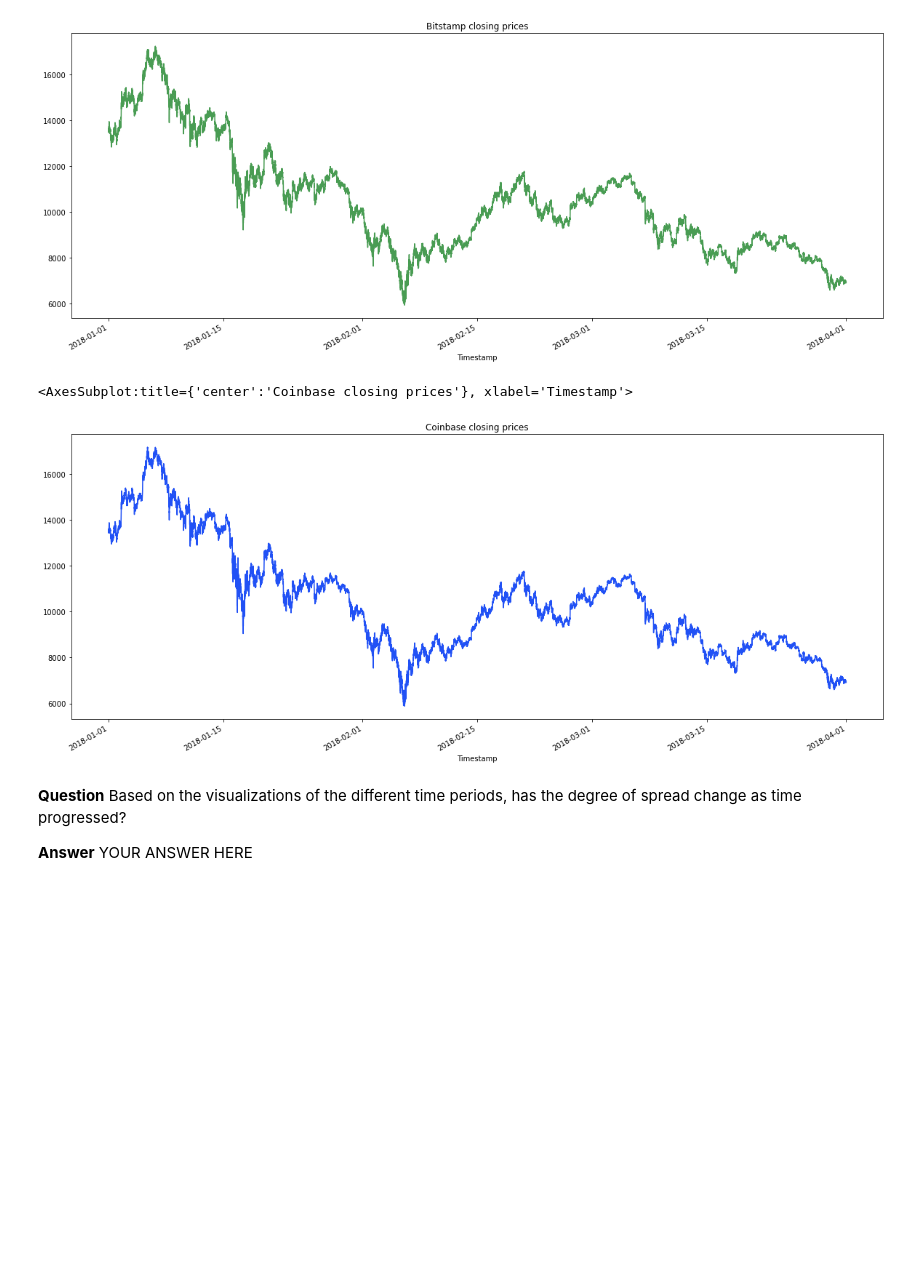
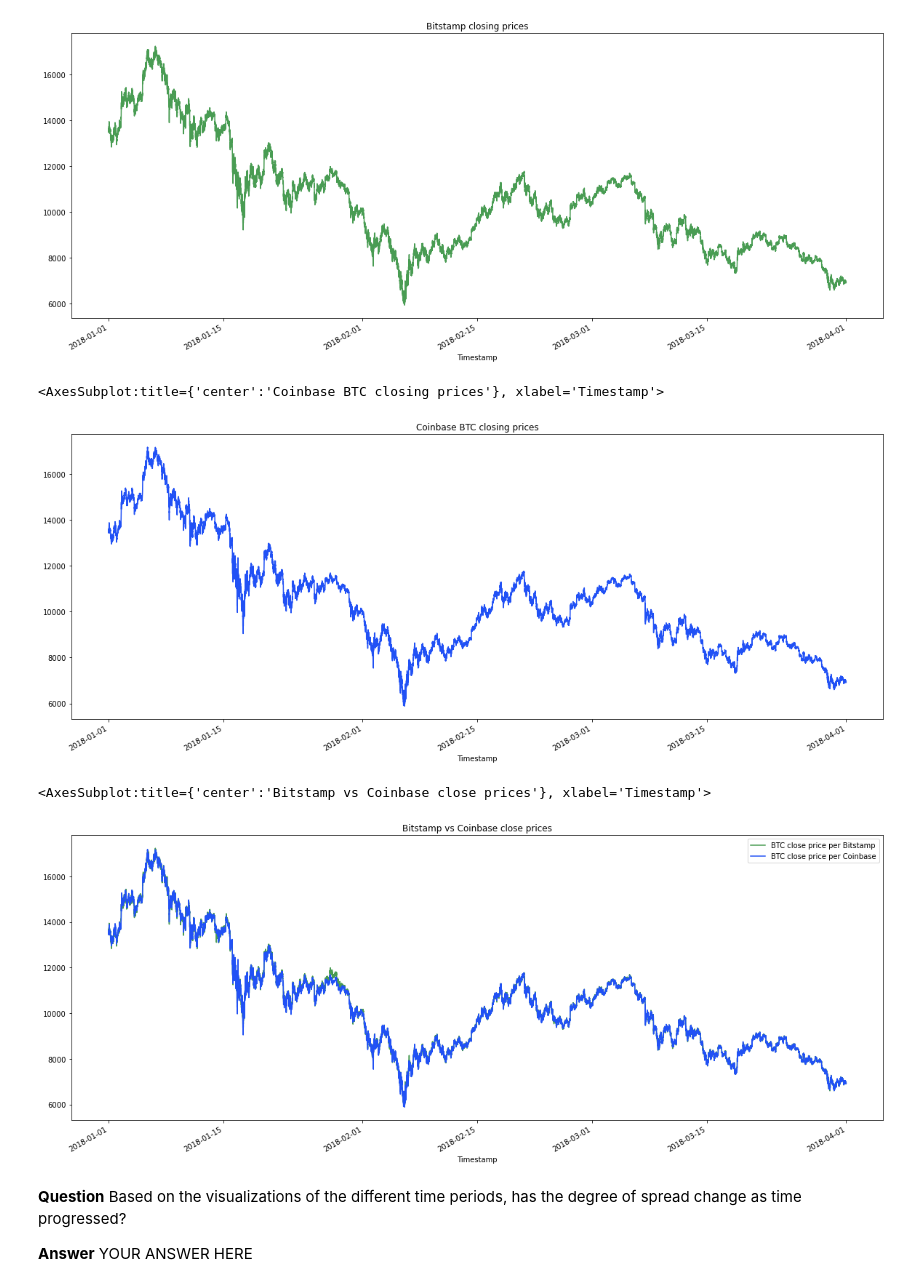
Before and after one commit to phodsman/Cryptocurrency-Arbitrage-Opportunity-Analyzer, a Jupyter notebook: crypto_arbitrage.ipynb, the cells around one changed output. Drawn from its saved outputs; the diff is of its cells as text; code cells hidden in the pictures; blank space fills up the shorter version.

Commit message:
added code to plot both data sets on one plot.

```diff
--- a/crypto_arbitrage.ipynb
+++ b/crypto_arbitrage.ipynb
@@ -167,15 +167,19 @@ bitstamp_sliced.plot(figsize=[20,8], title="Bitstamp closing prices", color="#49
 # %%
 # Plots a line plot for the coinbase DataFrame for the full length of time in the dataset
 # Be sure that the figure size, title, and color are tailored to each visualization
-coinbase_sliced.plot(figsize=[20,8], title="Coinbase closing prices", color="#2151F5")
+coinbase_sliced.plot(figsize=[20,8], title="Coinbase BTC closing prices", color="#2151F5")
 # %% [output]
-<AxesSubplot:title={'center':'Coinbase closing prices'}, xlabel='Timestamp'>
+<AxesSubplot:title={'center':'Coinbase BTC closing prices'}, xlabel='Timestamp'>
 [figure]
 # %%
-# Overlay the visualizations for the bitstamp and coinbase DataFrames in one plot
+# Overlays the visualizations for the bitstamp and coinbase DataFrames in one plot
 # The plot should visualize the prices over the full lenth of the dataset
 # Be sure to include the parameters: legend, figure size, title, and color and label
-# YOUR CODE HERE
+bitstamp_sliced.plot(legend=True, figsize=(20,8), title="Bitstamp vs Coinbase close prices", color="#499C53", label="BTC close price per Bitstamp")
+coinbase_sliced.plot(legend=True, figsize=(20,8), color="#2151F5", label="BTC close price per Coinbase")
+# %% [output]
+<AxesSubplot:title={'center':'Bitstamp vs Coinbase close prices'}, xlabel='Timestamp'>
+[figure, added]
 # %%
 # Using the loc and plot functions, create an overlay plot that visualizes
 # the price action of both DataFrames for a one month period early in the dataset
```
Also changed, not shown: parts of 1 cell of this notebook.
